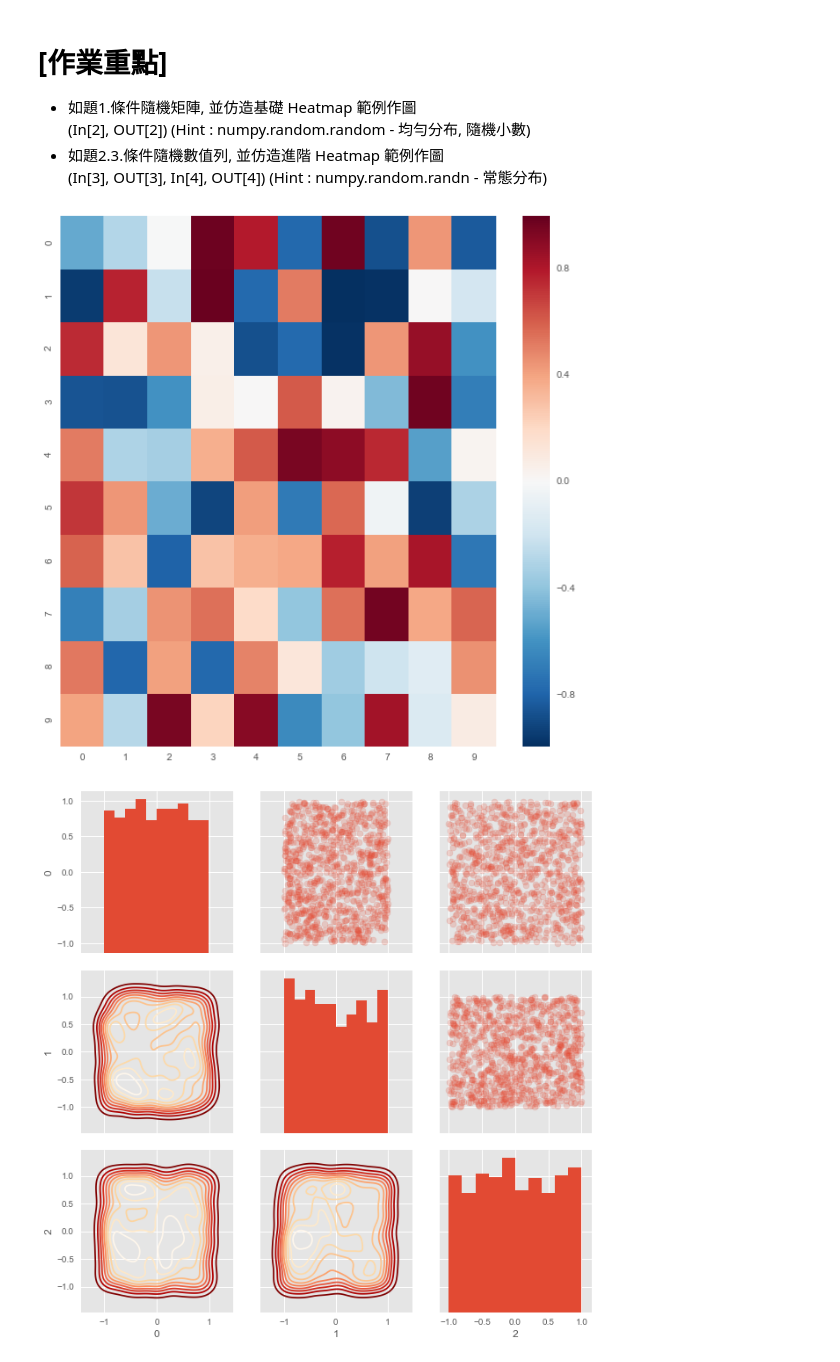
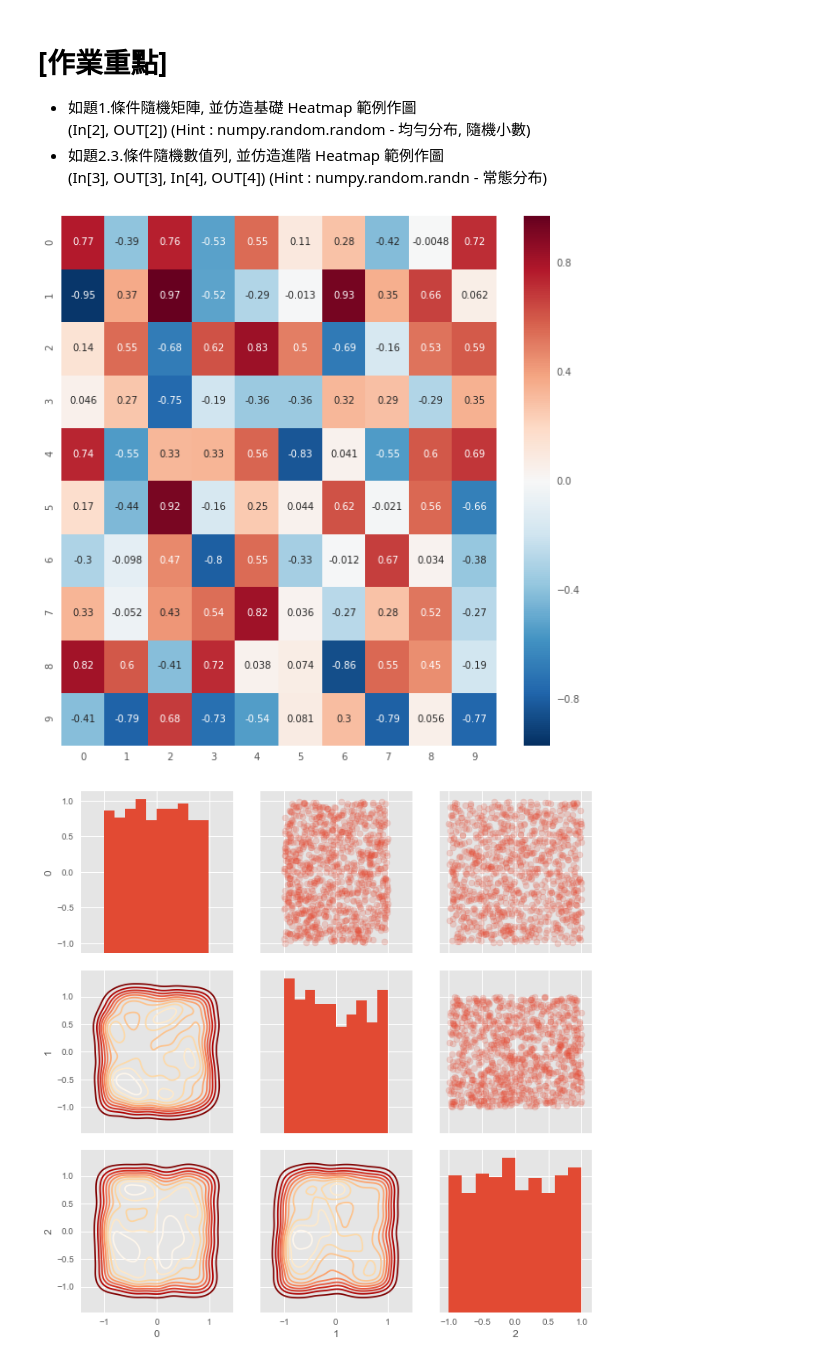
Before and after one commit to robert1003/2nd-ML100Days, a Jupyter notebook: homework/Day_015_HW.ipynb, the cells around one changed output. Saved outputs shown, nothing was run; the diff lists cells and outputs as text; code cells hidden in the pictures.

```diff
--- a/homework/Day_015_HW.ipynb
+++ b/homework/Day_015_HW.ipynb
@@ -28,18 +28,18 @@ warnings.filterwarnings('ignore')
 # %%
 """
 Your Code Here
 """
 matrix = np.random.uniform(size=(10, 10)) * 2 - 1
 
 plt.figure(figsize=(10,10))
 """
 Your Code Here
 """
-heatmap = sns.heatmap(matrix)
+heatmap = sns.heatmap(matrix, annot = True)
 
 plt.show()
 # %% [output]
-[figure, old version]
+[figure, new version]
 # %%
 nrow = 1000
 ncol = 3
```
